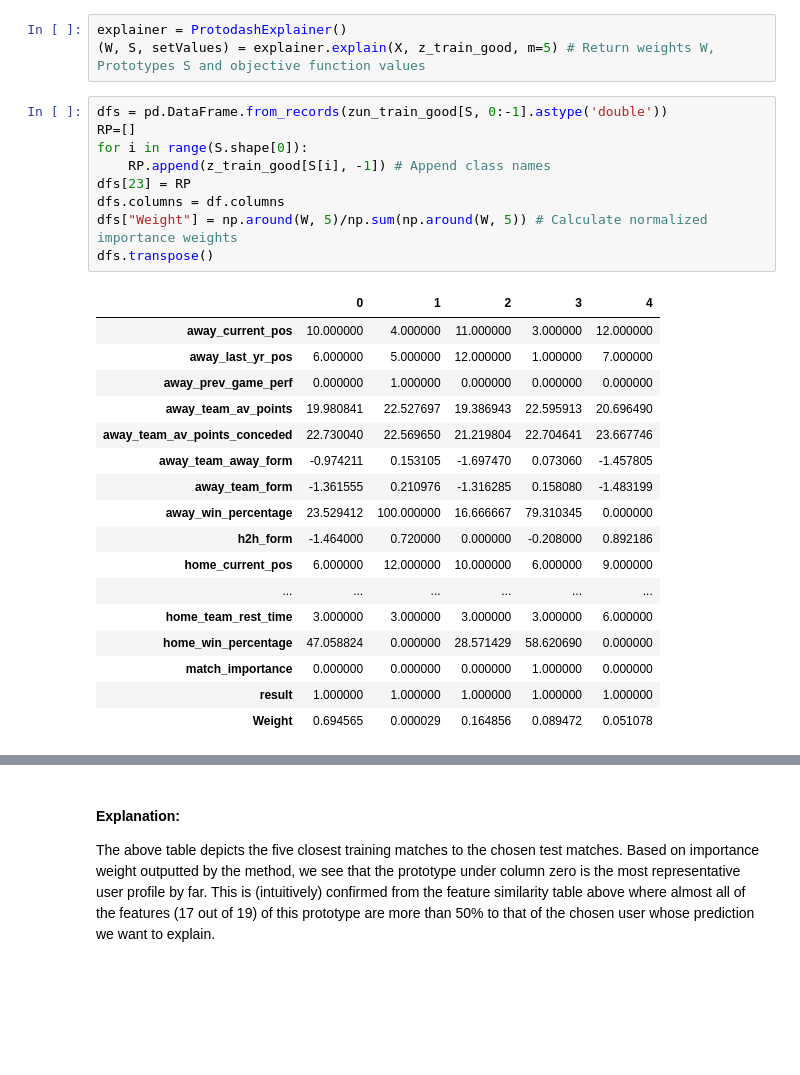
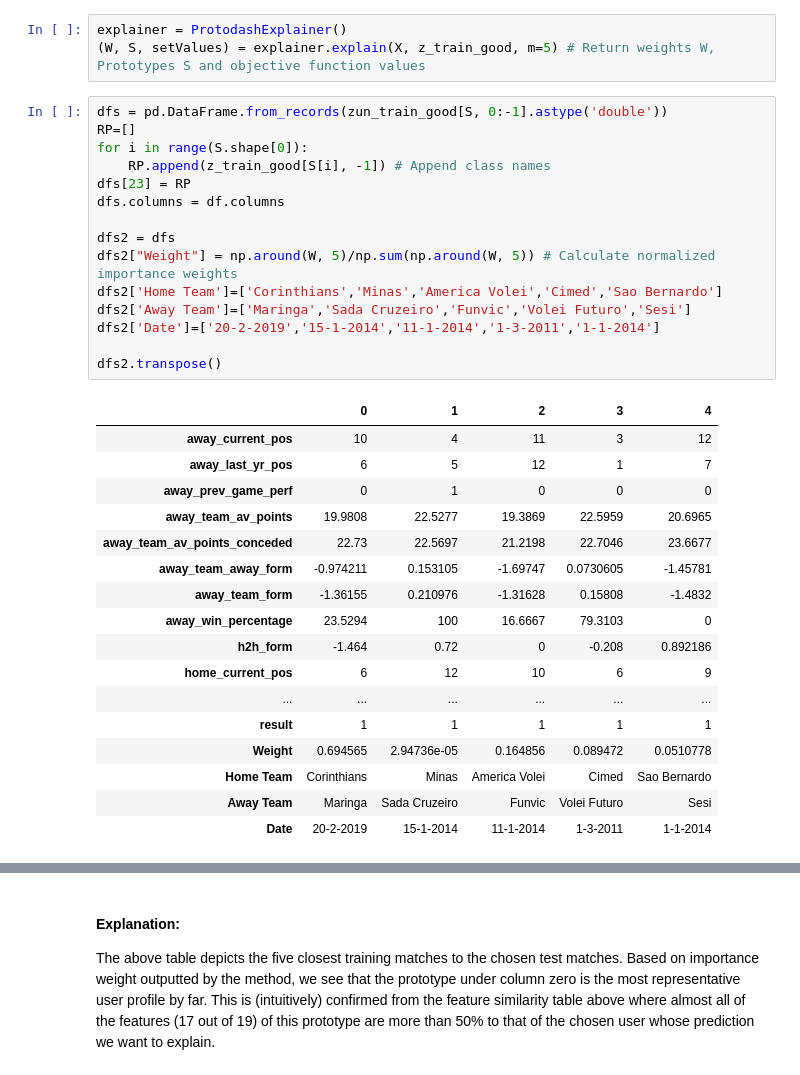
Before and after one commit to labhinav/VolleyBallPredictions, a Jupyter notebook: src/explanations.ipynb, the cells around one changed output, grey strips where cells are left out. Saved outputs shown, nothing was run; the diff lists cells and outputs as text; blank space fills up the shorter version.

Commit message:
added team names and dates to ProtoDash

```diff
--- a/src/explanations.ipynb
+++ b/src/explanations.ipynb
@@ -350,30 +350,36 @@ explainer = ProtodashExplainer()
 # %%
 dfs = pd.DataFrame.from_records(zun_train_good[S, 0:-1].astype('double'))
 RP=[]
 for i in range(S.shape[0]):
     RP.append(z_train_good[S[i], -1]) # Append class names
 dfs[23] = RP
 dfs.columns = df.columns
-dfs["Weight"] = np.around(W, 5)/np.sum(np.around(W, 5)) # Calculate normalized importance weights
-dfs.transpose()
+
+dfs2 = dfs
+dfs2["Weight"] = np.around(W, 5)/np.sum(np.around(W, 5)) # Calculate normalized importance weights
+dfs2['Home Team']=['Corinthians','Minas','America Volei','Cimed','Sao Bernardo']
+dfs2['Away Team']=['Maringa','Sada Cruzeiro','Funvic','Volei Futuro','Sesi']
+dfs2['Date']=['20-2-2019','15-1-2014','11-1-2014','1-3-2011','1-1-2014']
+
+dfs2.transpose()
 # %% [output]
 |  | 0 | 1 | 2 | 3 | 4 |
-| away_current_pos | 10.000000 | 4.000000 | 11.000000 | 3.000000 | 12.000000 |
-| away_last_yr_pos | 6.000000 | 5.000000 | 12.000000 | 1.000000 | 7.000000 |
-| away_prev_game_perf | 0.000000 | 1.000000 | 0.000000 | 0.000000 | 0.000000 |
-| away_team_av_points | 19.980841 | 22.527697 | 19.386943 | 22.595913 | 20.696490 |
-| away_team_av_points_conceded | 22.730040 | 22.569650 | 21.219804 | 22.704641 | 23.667746 |
-| away_team_away_form | -0.974211 | 0.153105 | -1.697470 | 0.073060 | -1.457805 |
-| away_team_form | -1.361555 | 0.210976 | -1.316285 | 0.158080 | -1.483199 |
-| away_win_percentage | 23.529412 | 100.000000 | 16.666667 | 79.310345 | 0.000000 |
-| h2h_form | -1.464000 | 0.720000 | 0.000000 | -0.208000 | 0.892186 |
-| home_current_pos | 6.000000 | 12.000000 | 10.000000 | 6.000000 | 9.000000 |
+| away_current_pos | 10 | 4 | 11 | 3 | 12 |
+| away_last_yr_pos | 6 | 5 | 12 | 1 | 7 |
+| away_prev_game_perf | 0 | 1 | 0 | 0 | 0 |
+| away_team_av_points | 19.9808 | 22.5277 | 19.3869 | 22.5959 | 20.6965 |
+| away_team_av_points_conceded | 22.73 | 22.5697 | 21.2198 | 22.7046 | 23.6677 |
+| away_team_away_form | -0.974211 | 0.153105 | -1.69747 | 0.0730605 | -1.45781 |
+| away_team_form | -1.36155 | 0.210976 | -1.31628 | 0.15808 | -1.4832 |
+| away_win_percentage | 23.5294 | 100 | 16.6667 | 79.3103 | 0 |
+| h2h_form | -1.464 | 0.72 | 0 | -0.208 | 0.892186 |
+| home_current_pos | 6 | 12 | 10 | 6 | 9 |
 | ... | ... | ... | ... | ... | ... |
-| home_team_rest_time | 3.000000 | 3.000000 | 3.000000 | 3.000000 | 6.000000 |
-| home_win_percentage | 47.058824 | 0.000000 | 28.571429 | 58.620690 | 0.000000 |
-| match_importance | 0.000000 | 0.000000 | 0.000000 | 1.000000 | 0.000000 |
-| result | 1.000000 | 1.000000 | 1.000000 | 1.000000 | 1.000000 |
-| Weight | 0.694565 | 0.000029 | 0.164856 | 0.089472 | 0.051078 |
+| result | 1 | 1 | 1 | 1 | 1 |
+| Weight | 0.694565 | 2.94736e-05 | 0.164856 | 0.089472 | 0.0510778 |
+| Home Team | Corinthians | Minas | America Volei | Cimed | Sao Bernardo |
+| Away Team | Maringa | Sada Cruzeiro | Funvic | Volei Futuro | Sesi |
+| Date | 20-2-2019 | 15-1-2014 | 11-1-2014 | 1-3-2011 | 1-1-2014 |
 # %%
 z = z_train_good[S, 0:-1] # Store chosen prototypes
 eps = 1e-10 # Small constant defined to eliminate divide-by-zero errors
```
Also changed, not shown: parts of 3 cells of this notebook, 1 other file.
